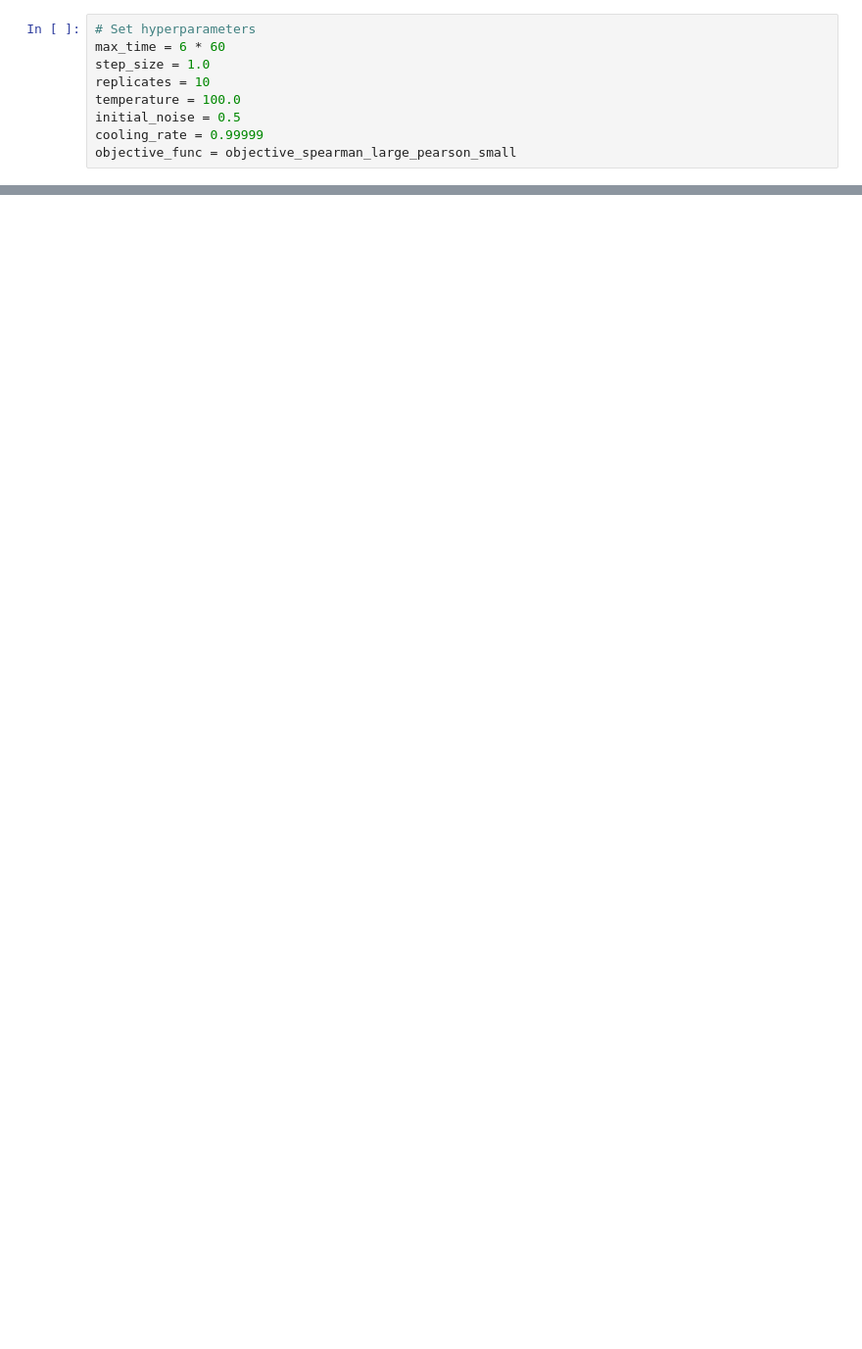
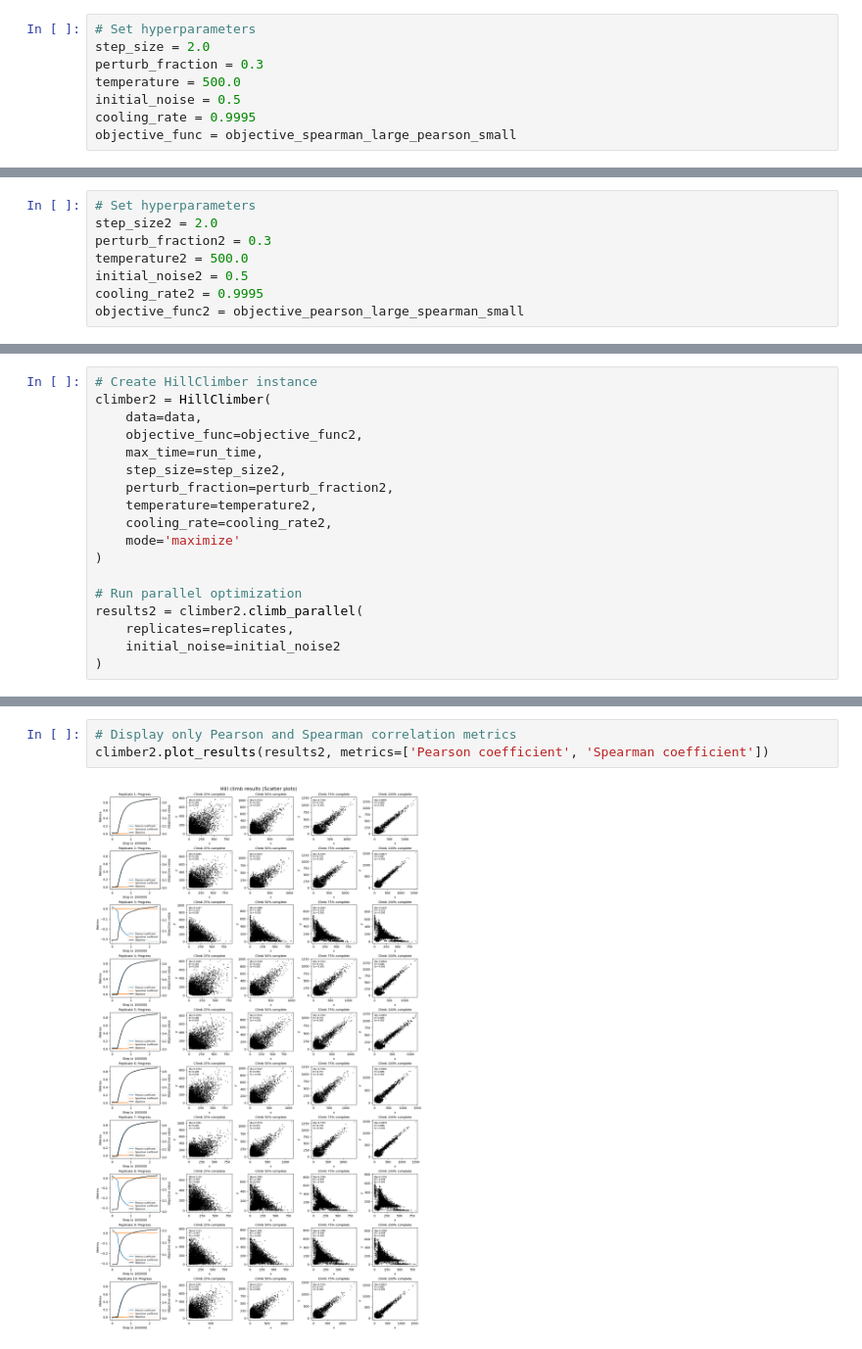
Before and after one commit to gperdrizet/hill_climber, a Jupyter notebook: notebooks/02-pearson_spearman.ipynb, the cells around one changed output, grey strips where cells are left out. Shown at 98% size. Saved outputs shown, nothing was run; the diff lists cells and outputs as text; blank space fills up the shorter version.

```diff
--- a/notebooks/02-pearson_spearman.ipynb
+++ b/notebooks/02-pearson_spearman.ipynb
@@ -57,10 +84,9 @@ data = pd.DataFrame({
 # %%
 # Set hyperparameters
-max_time = 6 * 60
-step_size = 1.0
-replicates = 10
-temperature = 100.0
+step_size = 2.0
+perturb_fraction = 0.3
+temperature = 500.0
 initial_noise = 0.5
-cooling_rate = 0.99999
+cooling_rate = 0.9995
 objective_func = objective_spearman_large_pearson_small
 # %% [markdown]
@@ -92,0 +161,8 @@ climber.plot_results(results, metrics=['Pearson coefficient', 'Spearman coeffici
+# %%
+# Set hyperparameters
+step_size2 = 2.0
+perturb_fraction2 = 0.3
+temperature2 = 500.0
+initial_noise2 = 0.5
+cooling_rate2 = 0.9995
+objective_func2 = objective_pearson_large_spearman_small
@@ -92,0 +171,18 @@ climber.plot_results(results, metrics=['Pearson coefficient', 'Spearman coeffici
+# %%
+# Create HillClimber instance
+climber2 = HillClimber(
+    data=data,
+    objective_func=objective_func2,
+    max_time=run_time,
+    step_size=step_size2,
+    perturb_fraction=perturb_fraction2,
+    temperature=temperature2,
+    cooling_rate=cooling_rate2,
+    mode='maximize'
+)
+
+# Run parallel optimization
+results2 = climber2.climb_parallel(
+    replicates=replicates,
+    initial_noise=initial_noise2
+)
@@ -92,0 +191,5 @@ climber.plot_results(results, metrics=['Pearson coefficient', 'Spearman coeffici
+# %%
+# Display only Pearson and Spearman correlation metrics
+climber2.plot_results(results2, metrics=['Pearson coefficient', 'Spearman coefficient'])
+# %% [output]
+[figure, added]
```
Also changed, not shown: parts of 23 cells of this notebook, 1 other file.
